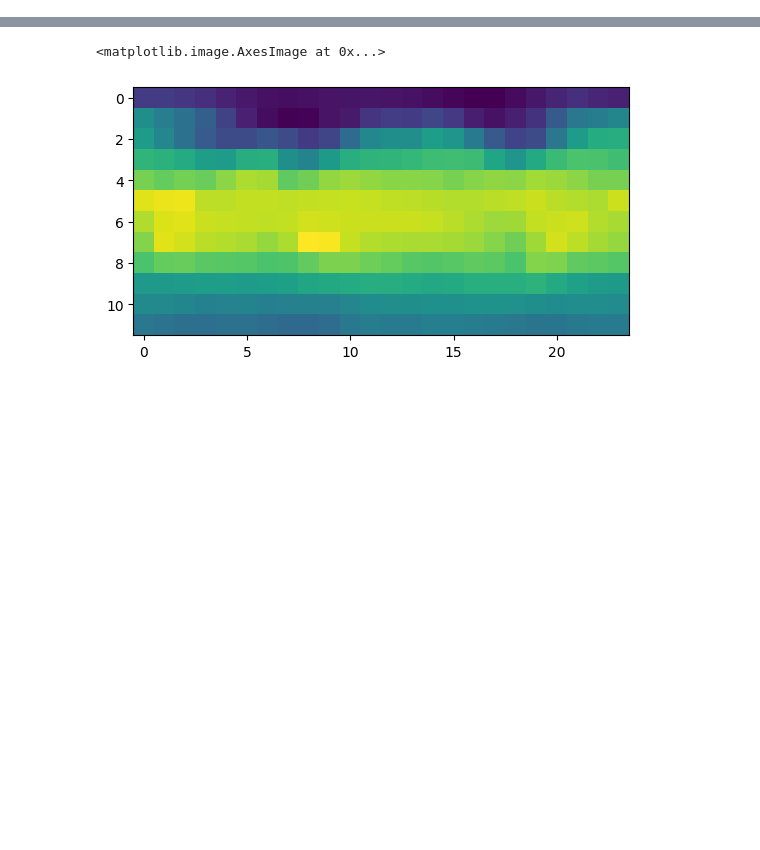
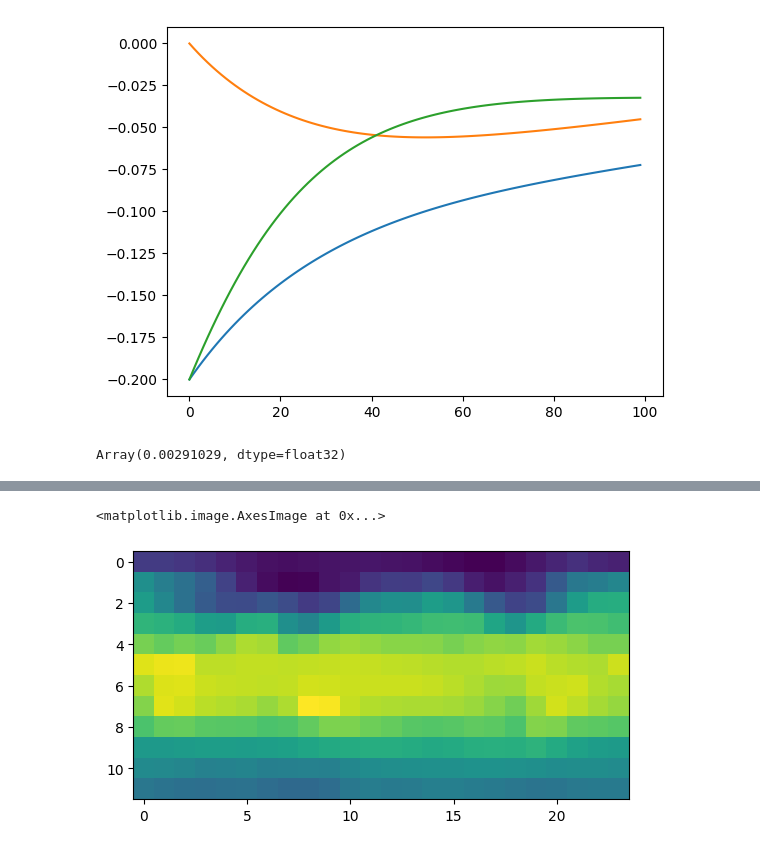
Before and after one commit to trevor-harris/LSCI, a Jupyter notebook: misc/test-Copy1.ipynb, the cells around one changed output, grey strips where cells are left out. Cells and saved outputs as stored; diff of their text form; code cells hidden in the pictures; blank space fills up the shorter version.

```diff
--- a/misc/test-Copy1.ipynb
+++ b/misc/test-Copy1.ipynb
@@ -158,0 +229,27 @@ Array(0.0008, dtype=float32)
+# %%
+class NeuralODE(nn.Module):
+    def __init__(self, odefunc):
+        super().__init__()
+        self.odefunc = odefunc
+
+    def forward(self, y0, t):
+        return odeint(self.odefunc, y0, t)
+
+# Wrap inputs
+y_data = y_data.to(device)
+y0_train = y_data[0].unsqueeze(0)  # shape: (1, 3)
+
+odefunc = ODEF(dim=3).to(device)
+model = NeuralODE(odefunc).to(device)
+optimizer = optim.Adam(model.parameters(), lr=1e-2)
+
+loss_fn = nn.MSELoss()
+
+for epoch in trange(500):
+    optimizer.zero_grad()
+    pred_y = model(y0_train, t).squeeze(1)  # shape: (T, 3)
+    loss = loss_fn(pred_y, y_data)
+    loss.backward()
+    optimizer.step()
+    if epoch % 50 == 0:
+        print(f"Epoch {epoch}, Loss: {loss.item():.6f}")
@@ -158,0 +267,8 @@ Array(0.0008, dtype=float32)
+# %%
+yhat = model(y0_train, t).squeeze().detach().cpu()
+ynoise = model(y0_train + 0.2 * torch.Tensor([1, 0, 1]).cuda(), t).squeeze().detach().cpu()
+# %%
+plt.plot((yhat - ynoise))
+plt.show()
+# %% [output]
+[figure, added]
@@ -158,0 +289,13 @@ Array(0.0008, dtype=float32)
+# %%
+rng = random.PRNGKey(678)
+n, p = 2000, 2
+
+rng = random.PRNGKey(1)
+key1, key2 = random.split(rng, 2)
+x = random.normal(key1, (n//2, p))
+y = random.normal(key2, (n//2, p))
+
+mi_ind = mutual_info(x, y)
+mi_ind
+# %% [output]
+Array(0.00291029, dtype=float32)
```
Also changed, not shown: parts of 23 cells of this notebook, 2 other files.
